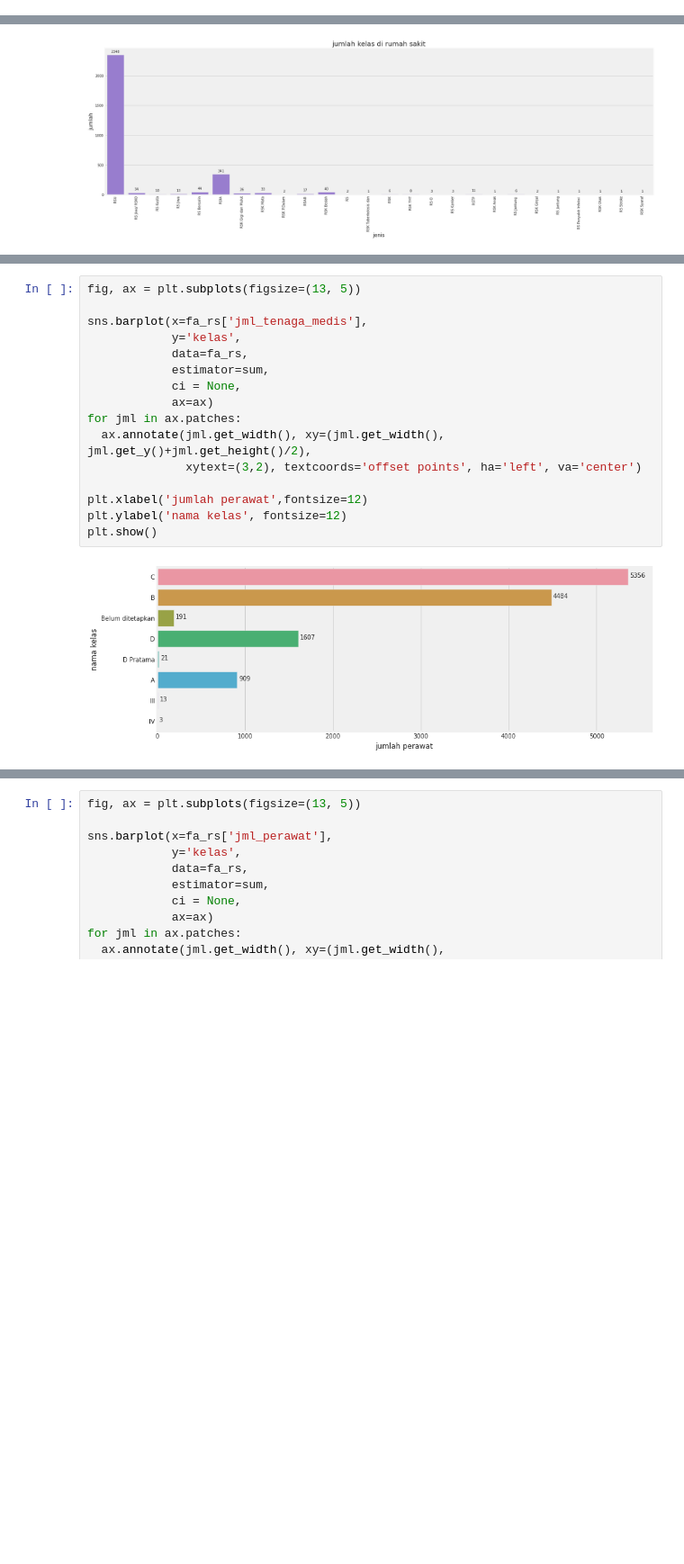
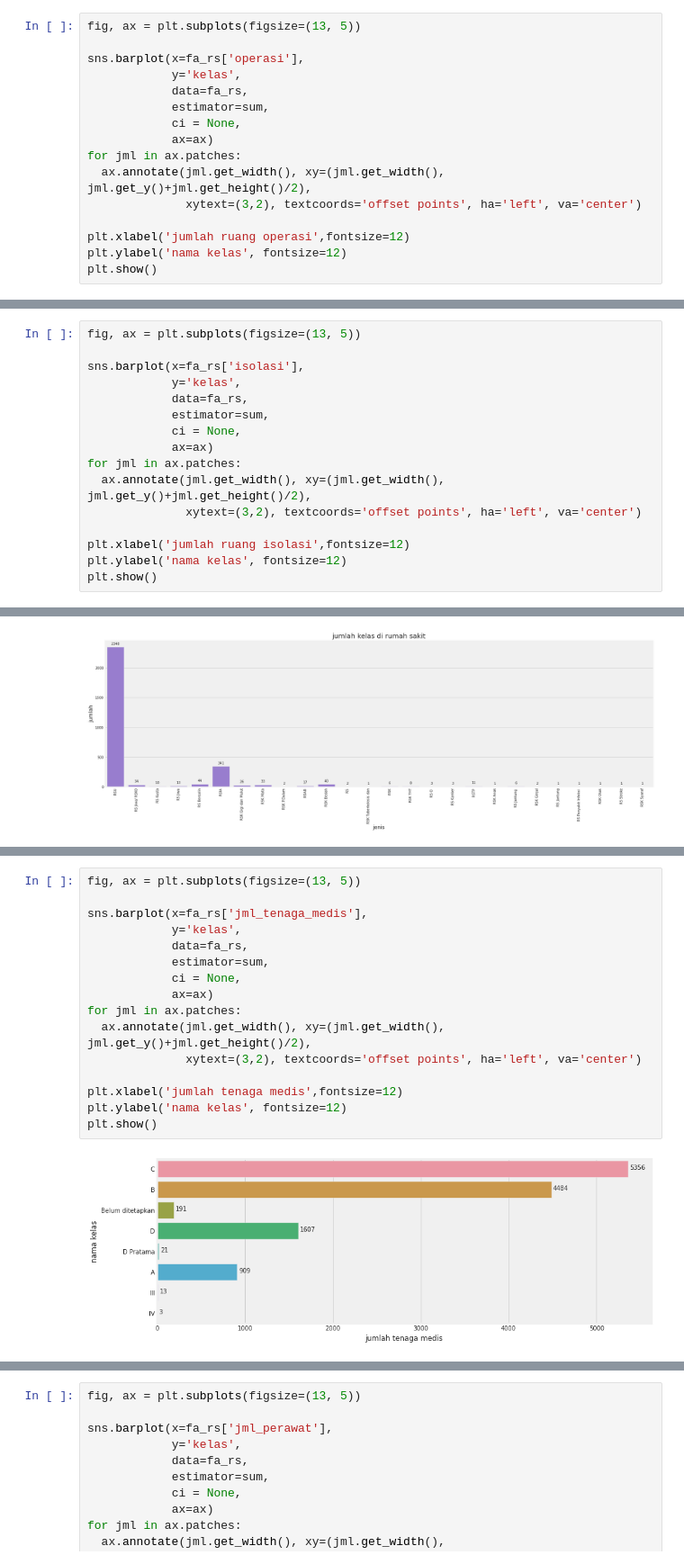
Before and after one commit to arfanrifqi/perizinan-rumah-sakit, a Jupyter notebook: perizinan_Rumah_Sakit_(EDA).ipynb, the cells around one changed output, grey strips where cells are left out. Shown at 90% size. Drawn from its saved outputs; the diff is of its cells as text; blank space fills up the shorter version.

```diff
--- a/perizinan_Rumah_Sakit_(EDA).ipynb
+++ b/perizinan_Rumah_Sakit_(EDA).ipynb
@@ -261,0 +460,16 @@ plt.show()
+# %%
+fig, ax = plt.subplots(figsize=(13, 5))
+
+sns.barplot(x=fa_rs['operasi'],
+            y='kelas',
+            data=fa_rs,
+            estimator=sum,
+            ci = None,
+            ax=ax)
+for jml in ax.patches:
+  ax.annotate(jml.get_width(), xy=(jml.get_width(), jml.get_y()+jml.get_height()/2),
+              xytext=(3,2), textcoords='offset points', ha='left', va='center')
+
+plt.xlabel('jumlah ruang operasi',fontsize=12)
+plt.ylabel('nama kelas', fontsize=12)
+plt.show()
@@ -261,0 +478,16 @@ plt.show()
+# %%
+fig, ax = plt.subplots(figsize=(13, 5))
+
+sns.barplot(x=fa_rs['isolasi'],
+            y='kelas',
+            data=fa_rs,
+            estimator=sum,
+            ci = None,
+            ax=ax)
+for jml in ax.patches:
+  ax.annotate(jml.get_width(), xy=(jml.get_width(), jml.get_y()+jml.get_height()/2),
+              xytext=(3,2), textcoords='offset points', ha='left', va='center')
+
+plt.xlabel('jumlah ruang isolasi',fontsize=12)
+plt.ylabel('nama kelas', fontsize=12)
+plt.show()
@@ -309,21 +543,21 @@ plt.show()
 # %%
 fig, ax = plt.subplots(figsize=(13, 5))
 
 sns.barplot(x=fa_rs['jml_tenaga_medis'],
             y='kelas',
             data=fa_rs,
             estimator=sum,
             ci = None,
             ax=ax)
 for jml in ax.patches:
   ax.annotate(jml.get_width(), xy=(jml.get_width(), jml.get_y()+jml.get_height()/2),
               xytext=(3,2), textcoords='offset points', ha='left', va='center')
 
-plt.xlabel('jumlah perawat',fontsize=12)
+plt.xlabel('jumlah tenaga medis',fontsize=12)
 plt.ylabel('nama kelas', fontsize=12)
 plt.show()
 # %% [output]
-[figure, old version]
+[figure, new version]
 # %%
 fig, ax = plt.subplots(figsize=(13, 5))
 
```
Also changed, not shown: parts of 16 cells of this notebook.
